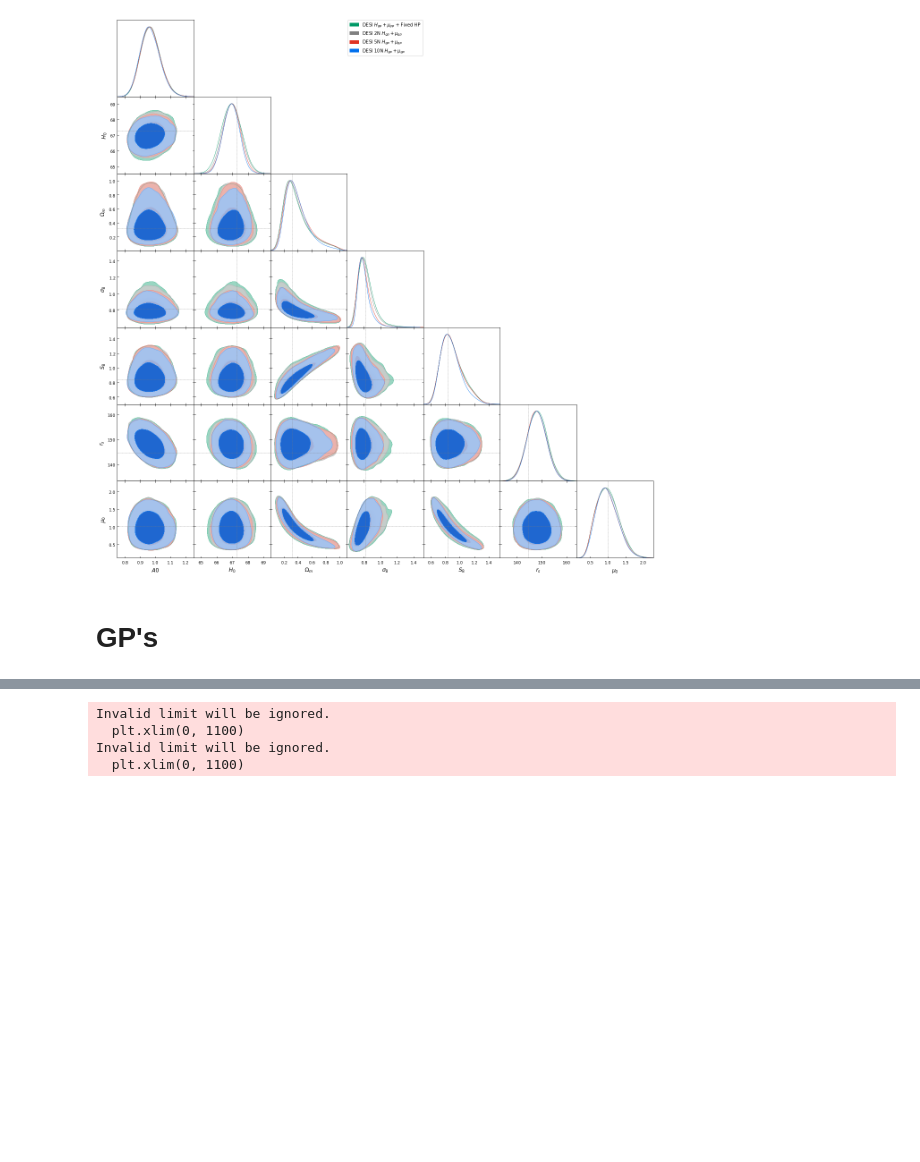
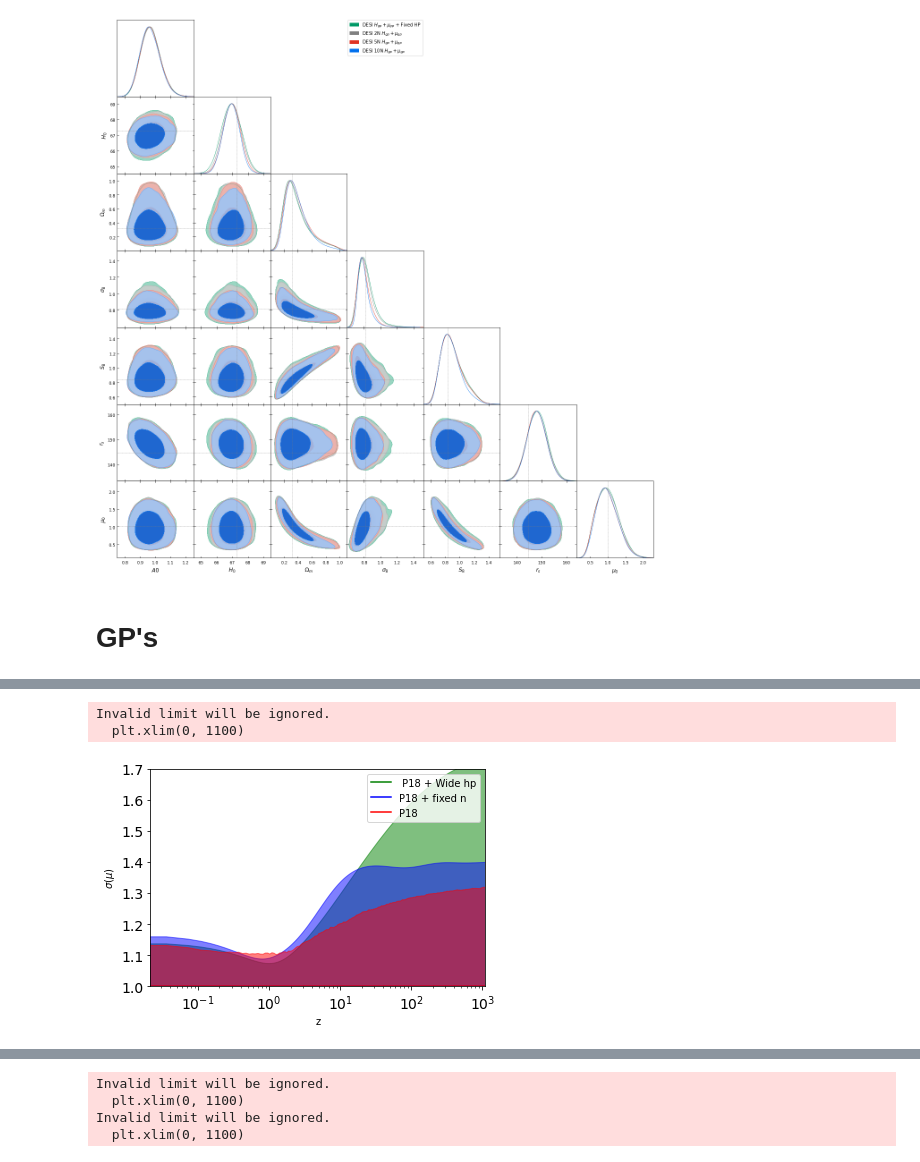
Before and after one commit to JaimeRZP/Growz, a Jupyter notebook: notebooks/plotting_Xi.ipynb, the cells around one changed output, grey strips where cells are left out. Saved outputs shown, nothing was run; the diff lists cells and outputs as text; code cells hidden in the pictures; blank space fills up the shorter version.

```diff
--- a/notebooks/plotting_Xi.ipynb
+++ b/notebooks/plotting_Xi.ipynb
@@ -895,0 +873,27 @@ Invalid limit will be ignored.
+# %%
+plt.plot(z_arr,  np.ones_like(dXi_Xi_P18_widehp_m), color ='g', label=' P18 + Wide hp')
+plt.fill_between(z_arr, 1+dXi_Xi_P18_widehp_s,
+                 1-dXi_Xi_P18_widehp_s, color='g', alpha=.5)
+
+plt.plot(z_arr,  np.ones_like(dXi_Xi_P18_hp_m), color ='b', label='P18 + fixed n')
+plt.fill_between(z_arr, 1+dXi_Xi_P18_hp_s,
+                 1-dXi_Xi_P18_hp_s, color='b', alpha=.5)
+
+plt.plot(z_arr,  np.ones_like(dXi_Xi_P18_m), color ='r', label='P18')
+plt.fill_between(z_arr, 1+dXi_Xi_P18_s,
+                 1-dXi_Xi_P18_s, color='r', alpha=.5)
+
+plt.xscale('log')
+#plt.yscale('log')
+plt.xlim(0, 1100)
+plt.ylim(1., 1.7)
+plt.xlabel("z")
+plt.ylabel(r"$ \sigma( \mu)$")
+plt.legend();
+
+plt.xticks(fontsize=14)
+plt.yticks(fontsize=14);
+# %% [output]
+Invalid limit will be ignored.
+  plt.xlim(0, 1100)
+[figure, added]
```
Also changed, not shown: parts of 5 cells of this notebook, 4 other files.
